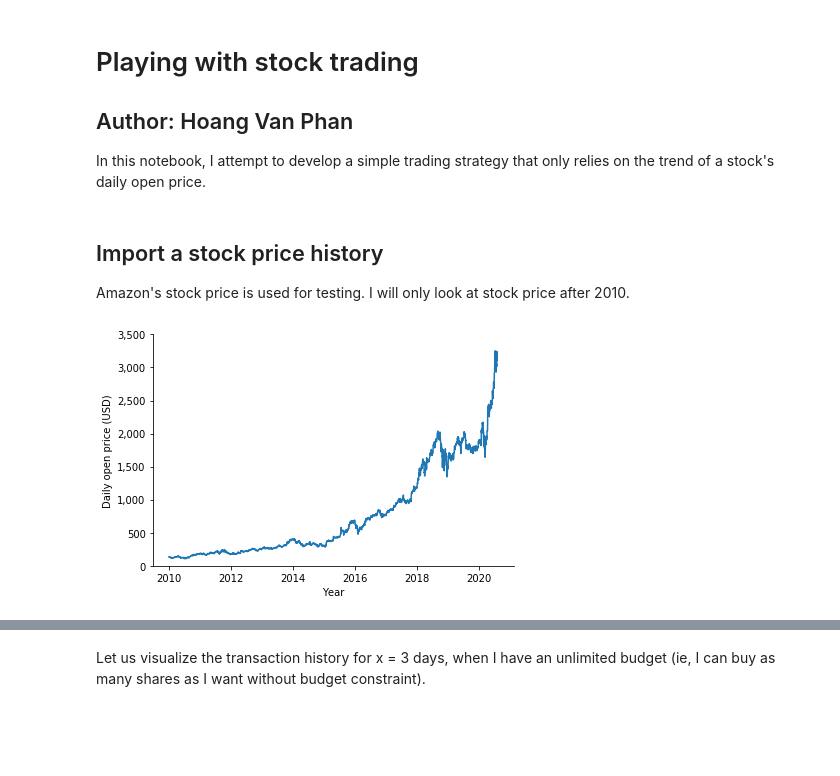
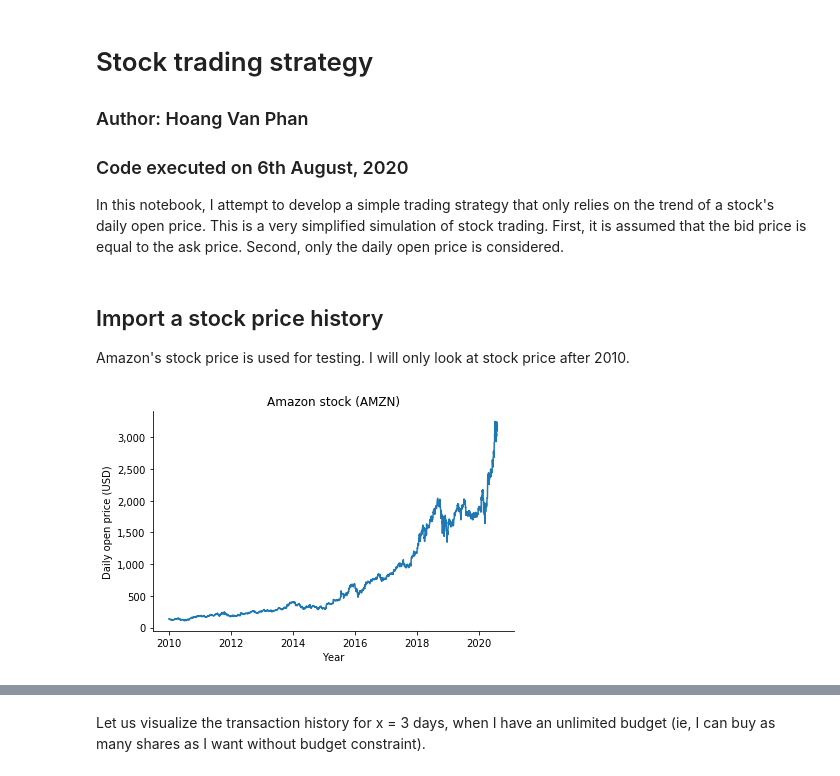
Before and after one commit to hoangvanphan/fun_projects, a Jupyter notebook: trading_strategy/stock_trading.ipynb, the cells around one changed output, grey strips where cells are left out. Drawn from its saved outputs; the diff is of its cells as text; code cells hidden in the pictures; blank space fills up the shorter version.

```diff
--- a/trading_strategy/stock_trading.ipynb
+++ b/trading_strategy/stock_trading.ipynb
@@ -1,8 +1,9 @@
 # %% [markdown]
-# Playing with stock trading
-## Author: Hoang Van Phan
+# Stock trading strategy
+### Author: Hoang Van Phan
+### Code executed on 6th August, 2020
 
-In this notebook, I attempt to develop a simple trading strategy that only relies on the trend of a stock's daily open price.
+In this notebook, I attempt to develop a simple trading strategy that only relies on the trend of a stock's daily open price. This is a very simplified simulation of stock trading. First, it is assumed that the bid price is equal to the ask price. Second, only the daily open price is considered.
 # %%
 # Import packages
 import numpy as np
@@ -22,19 +24,16 @@ Amazon's stock price is used for testing. I will only look at stock price after
 # %%
 # Pick Amazon's stock
 amzn = yf.Ticker("AMZN")
 amzn_price = amzn.history(start="2010-01-01")
 
 # Plot
 fig, ax = plt.subplots(tight_layout=True)
 ax.plot(amzn_price["Open"])
 ax.set_xlabel("Year")
 ax.set_ylabel("Daily open price (USD)")
-ax.set_ylim(0,3500)
-temp = ax.get_yticks()
-ax.set_yticks(temp)
-ax.set_yticklabels([f"{s:,.0f}" for s in temp])
+ax.get_yaxis().set_major_formatter(FuncFormatter(lambda x, p: format(int(x), ',')))
 ax.set_title("Amazon stock (AMZN)")
 sns.despine(fig=fig)
 # %% [output]
-[figure, old version]
+[figure, new version]
 # %% [markdown]
```
Also changed, not shown: parts of 33 cells of this notebook.
